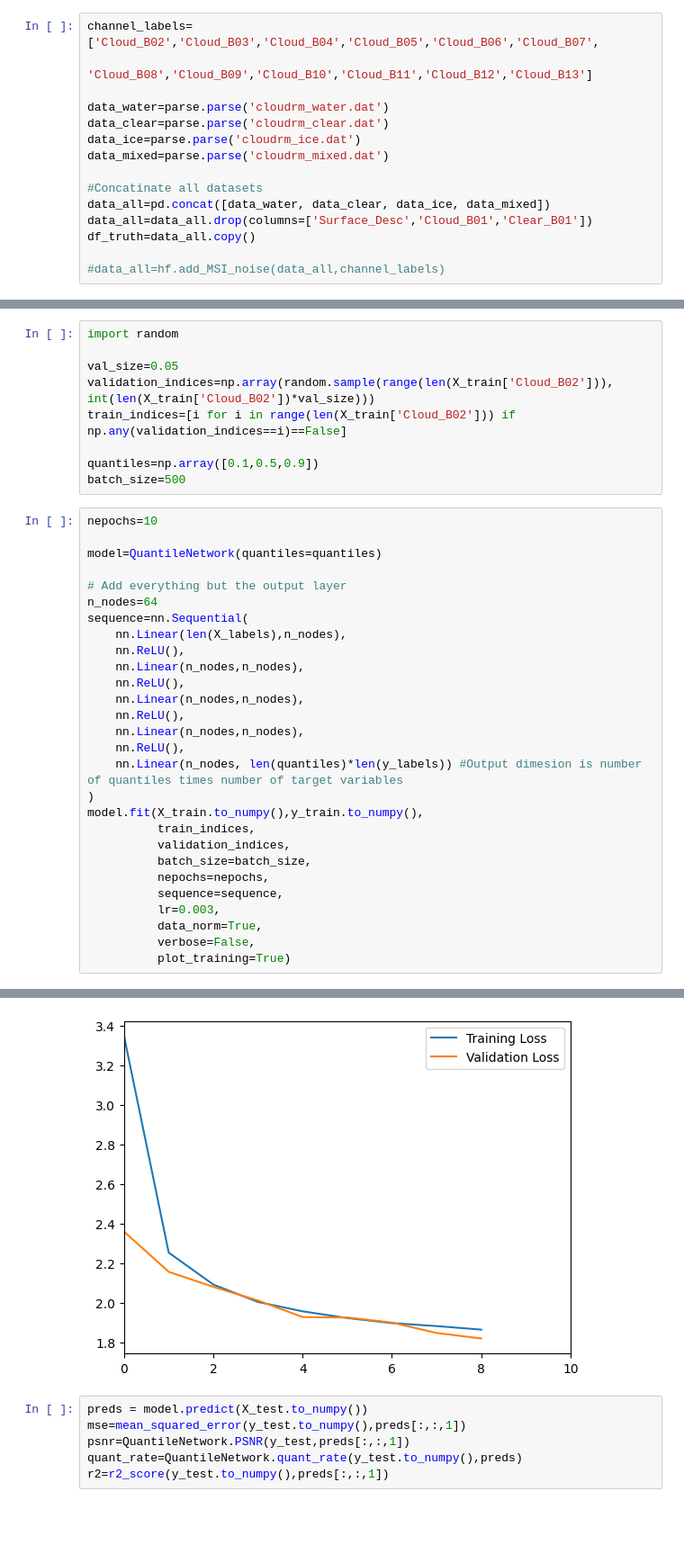
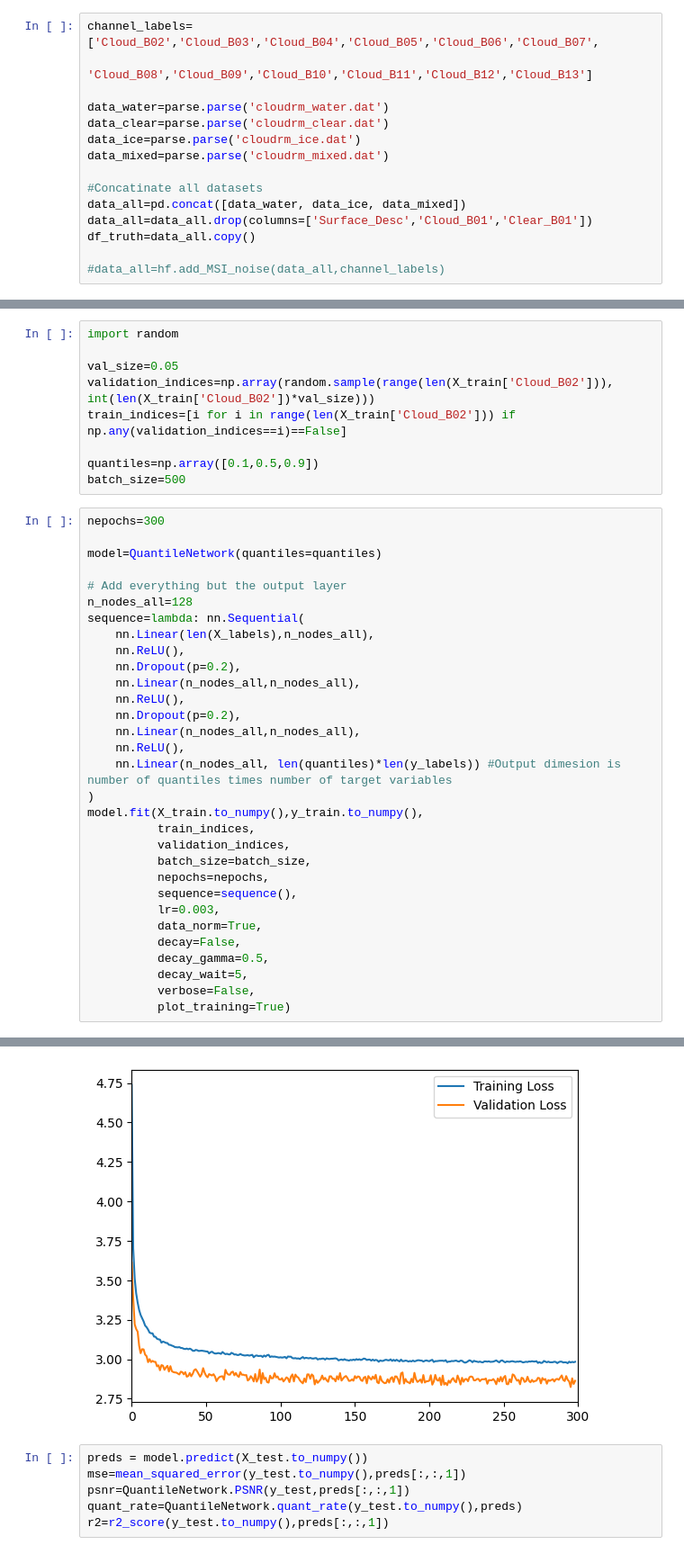
Before and after one commit to filipronn/SEEX30_Cloud_Fog, a Jupyter notebook: Cloud_rm/torch_qrnn_own.ipynb, the cells around one changed output, grey strips where cells are left out. Shown at 90% size. Drawn from its saved outputs; the diff is of its cells as text; blank space fills up the shorter version.

```diff
--- a/Cloud_rm/torch_qrnn_own.ipynb
+++ b/Cloud_rm/torch_qrnn_own.ipynb
@@ -63,7 +63,7 @@ data_ice=parse.parse('cloudrm_ice.dat')
 data_mixed=parse.parse('cloudrm_mixed.dat')
 
 #Concatinate all datasets
-data_all=pd.concat([data_water, data_clear, data_ice, data_mixed])
+data_all=pd.concat([data_water, data_ice, data_mixed])
 data_all=data_all.drop(columns=['Surface_Desc','Cloud_B01','Clear_B01'])
 df_truth=data_all.copy()
 
@@ -102,31 +102,34 @@ train_indices=[i for i in range(len(X_train['Cloud_B02'])) if np.any(validation_
 quantiles=np.array([0.1,0.5,0.9])
 batch_size=500
 # %%
-nepochs=10
+nepochs=300
 
 model=QuantileNetwork(quantiles=quantiles)
 
 # Add everything but the output layer
-n_nodes=64
-sequence=nn.Sequential(
-    nn.Linear(len(X_labels),n_nodes),
+n_nodes_all=128
+sequence=lambda: nn.Sequential(
+    nn.Linear(len(X_labels),n_nodes_all),
     nn.ReLU(),
-    nn.Linear(n_nodes,n_nodes),
+    nn.Dropout(p=0.2),
+    nn.Linear(n_nodes_all,n_nodes_all),
     nn.ReLU(),
-    nn.Linear(n_nodes,n_nodes),
+    nn.Dropout(p=0.2),
+    nn.Linear(n_nodes_all,n_nodes_all),
     nn.ReLU(),
-    nn.Linear(n_nodes,n_nodes),
-    nn.ReLU(),
-    nn.Linear(n_nodes, len(quantiles)*len(y_labels)) #Output dimesion is number of quantiles times number of target variables
+    nn.Linear(n_nodes_all, len(quantiles)*len(y_labels)) #Output dimesion is number of quantiles times number of target variables
 )
 model.fit(X_train.to_numpy(),y_train.to_numpy(),
           train_indices,
           validation_indices,
           batch_size=batch_size,
           nepochs=nepochs,
-          sequence=sequence,
+          sequence=sequence(),
           lr=0.003,
           data_norm=True,
+          decay=False,
+          decay_gamma=0.5,
+          decay_wait=5,
           verbose=False,
           plot_training=True)
 # %% [output]
@@ -134,4 +137,4 @@ Best model out of total max epochs found at epoch 9
-[figure, old version]
+[figure, new version]
 # %%
 preds = model.predict(X_test.to_numpy())
 mse=mean_squared_error(y_test.to_numpy(),preds[:,:,1])
```
Also changed, not shown: parts of 11 cells of this notebook, 8 other files.
